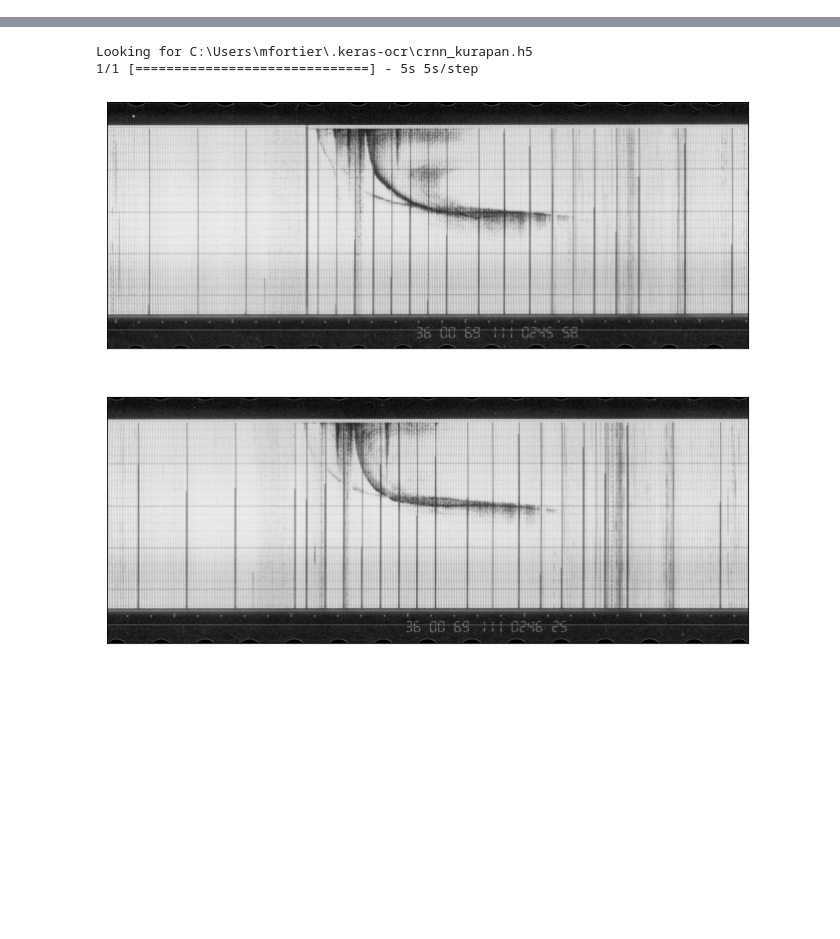
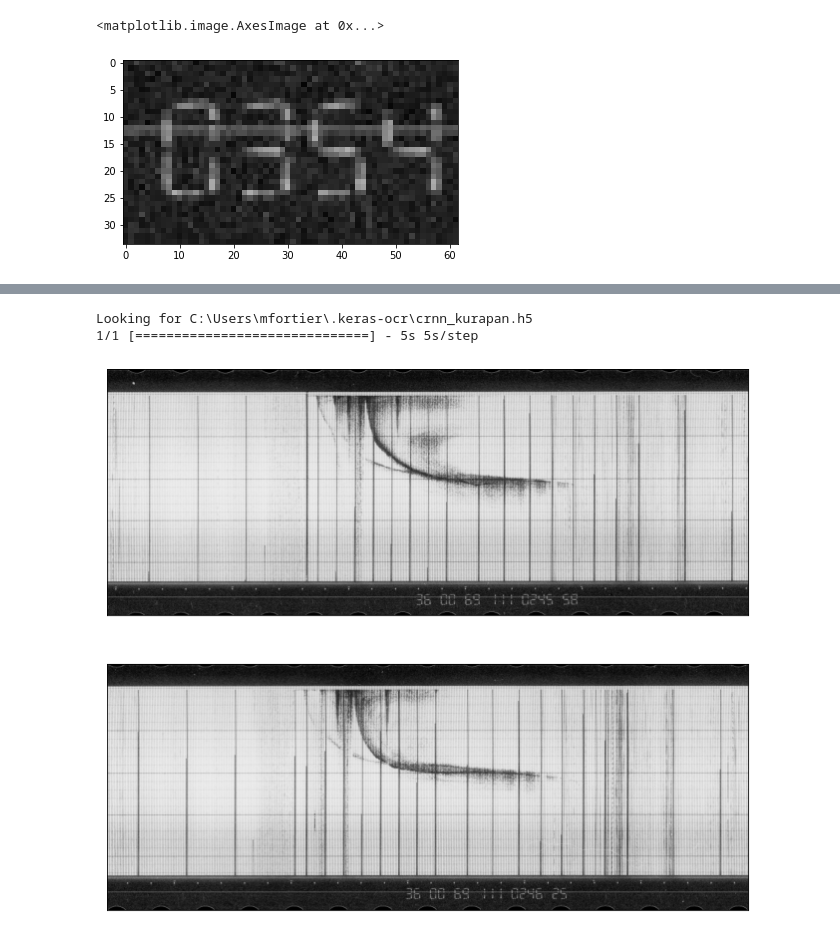
Before and after one commit to asc-csa/Alouette_ISIS_extract, a Jupyter notebook: Play/Keras_OCR_Training_ISIS_with_Ionogram.ipynb, the cells around one changed output, grey strips where cells are left out. Drawn from its saved outputs; the diff is of its cells as text; code cells hidden in the pictures; blank space fills up the shorter version.

```diff
--- a/Play/Keras_OCR_Training_ISIS_with_Ionogram.ipynb
+++ b/Play/Keras_OCR_Training_ISIS_with_Ionogram.ipynb
@@ -1,5 +1,5 @@
 # %%
-data_dir = 'L:/DATA/ISIS/keras_ocr'
+data_dir = 'L:/DATA/ISIS/keras_ocr/'
 
 import os
 import math
@@ -10,8 +10,3 @@ import sklearn.model_selection
 import tensorflow as tf
 
 import keras_ocr
-
-dataset = keras_ocr.datasets.get_icdar_2013_detector_dataset(
-    cache_dir='.',
-    skip_illegible=False
-)
@@ -91,0 +16,6 @@ Epoch 25/1000
+# %%
+im = plt.imread(data_dir+'test_images/cropped/1-5.jpg')
+plt.imshow(im)
+# %% [output]
+<matplotlib.image.AxesImage at 0x...>
+[figure, added]
```
Also changed, not shown: parts of 15 cells of this notebook.
